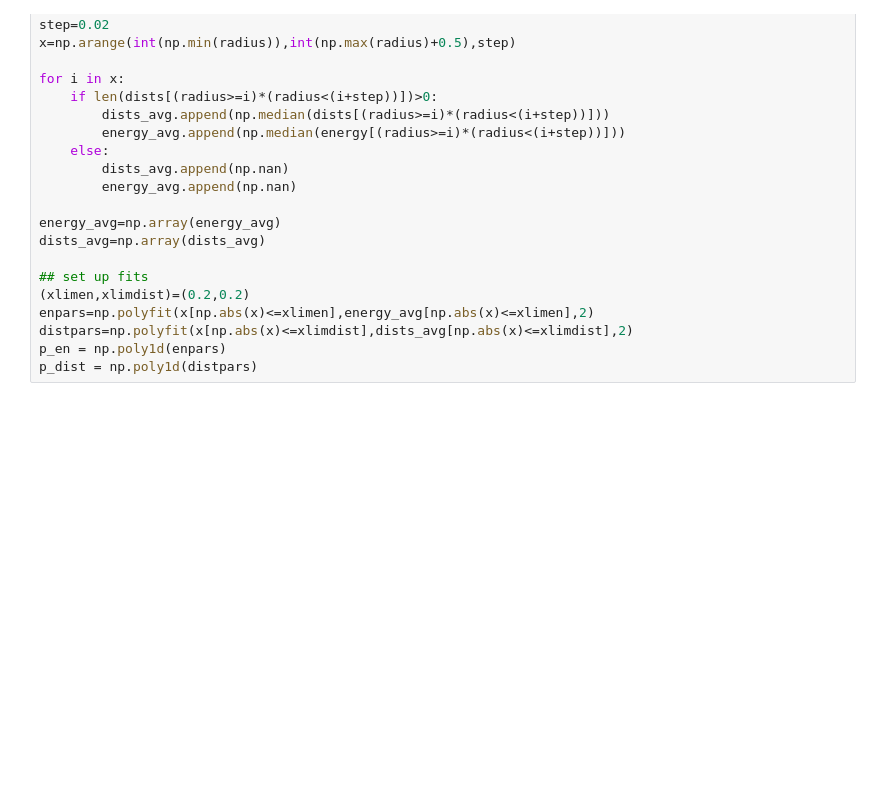
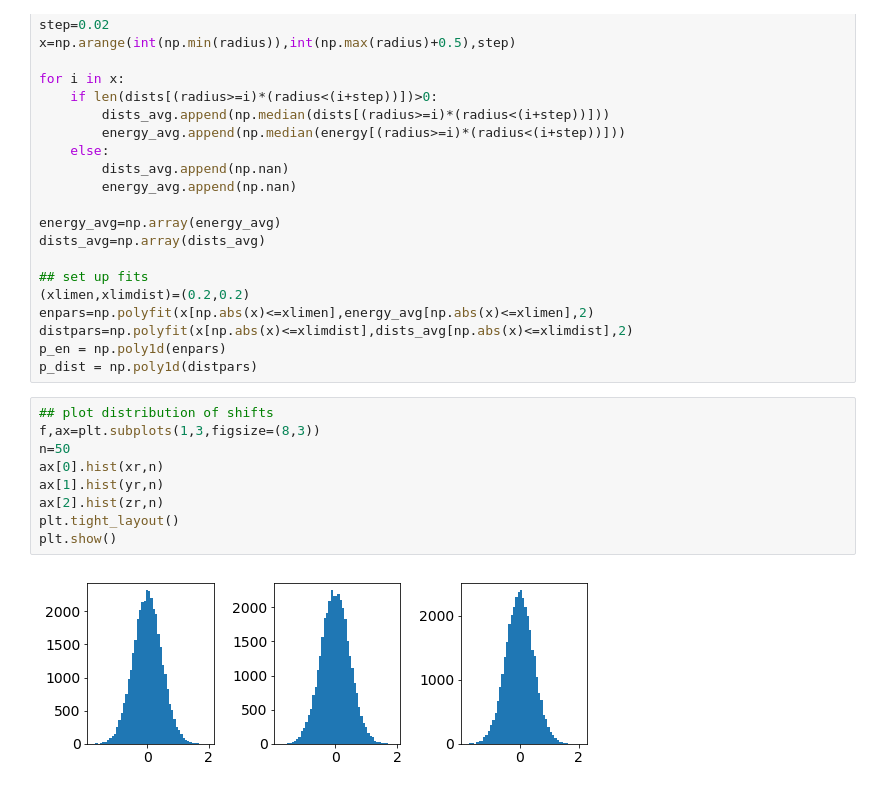
Before and after one commit to christophhofer40/CH-reconstruction, a Jupyter notebook: plot_potential.ipynb, the cells around one changed output. Cells and saved outputs as stored; diff of their text form; blank space fills up the shorter version.

```diff
--- a/plot_potential.ipynb
+++ b/plot_potential.ipynb
@@ -38,3 +40,14 @@ enpars=np.polyfit(x[np.abs(x)<=xlimen],energy_avg[np.abs(x)<=xlimen],2)
 distpars=np.polyfit(x[np.abs(x)<=xlimdist],dists_avg[np.abs(x)<=xlimdist],2)
 p_en = np.poly1d(enpars)
 p_dist = np.poly1d(distpars)
+# %%
+## plot distribution of shifts
+f,ax=plt.subplots(1,3,figsize=(8,3))
+n=50
+ax[0].hist(xr,n)
+ax[1].hist(yr,n)
+ax[2].hist(zr,n)
+plt.tight_layout()
+plt.show()
+# %% [output]
+[figure, added]
```
Also changed, not shown: parts of 11 cells of this notebook, 1 other file.
